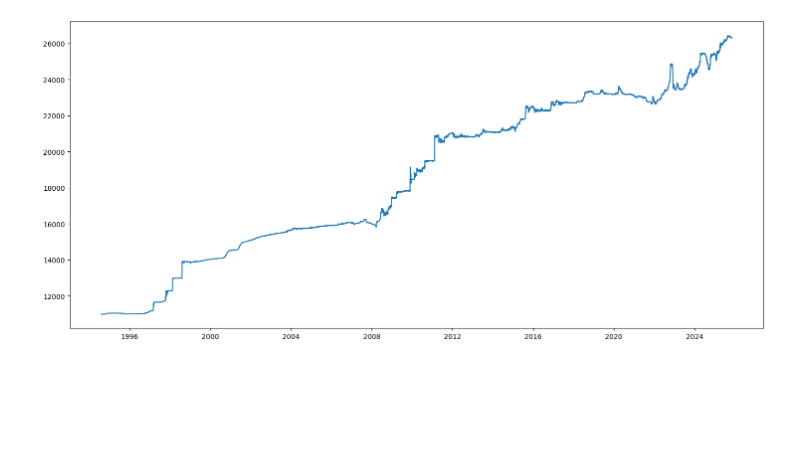
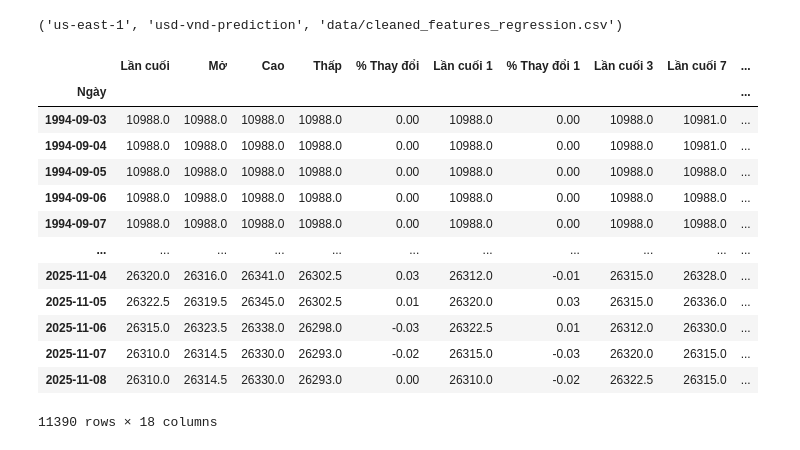
Before and after one commit to quangliz/usd-vnd-prediction, a Jupyter notebook: notebooks/review_data.ipynb, the cells around one changed output. Cells and saved outputs as stored; diff of their text form; code cells hidden in the pictures; blank space fills up the shorter version.

```diff
--- a/notebooks/review_data.ipynb
+++ b/notebooks/review_data.ipynb
@@ -2,7 +2,7 @@
 import pandas as pd
 import matplotlib.pyplot as plt
 # %%
-df = pd.read_csv("../usdvnd/usdvnd_cleaned.csv")
+df = pd.read_csv("../usdvnd/processed/cleaned.csv")
 df.index = df['Ngày']
 df.index = pd.to_datetime(df.index)
 # %%
@@ -26,5 +11,3 @@ df
 plt.figure(figsize=(18, 8))
 plt.plot(df['Lần cuối'])
 plt.show()
-# %% [output]
-[figure, removed]
@@ -30,0 +16,44 @@ plt.show()
+# %%
+import boto3
+import pandas as pd
+import io
+import os
+from dotenv import load_dotenv
+
+load_dotenv()
+
+REGION = os.getenv("REGION")
+S3_BUCKET_NAME = os.getenv("S3_BUCKET")
+DATA_PATH = "data/cleaned_features_regression.csv"
+REGION, S3_BUCKET_NAME, DATA_PATH
+# %% [output]
+('us-east-1', 'usd-vnd-prediction', 'data/cleaned_features_regression.csv')
+# %%
+
+def load_data_from_s3():
+    s3 = boto3.client('s3', region_name=REGION)
+    obj = s3.get_object(Bucket=S3_BUCKET_NAME, Key=DATA_PATH)
+    # decode file
+    file_content = obj['Body'].read().decode('utf-8')
+    # convert to dataframe
+    df = pd.read_csv(io.StringIO(file_content))
+    df.set_index('Ngày', inplace=True)
+    df.index = pd.to_datetime(df.index)
+    return df
+
+load_data_from_s3()
+# %% [output]
+|  | Lần cuối | Mở | Cao | Thấp | % Thay đổi | Lần cuối 1 | % Thay đổi 1 | Lần cuối 3 | Lần cuối 7 | ... |
+| Ngày |  |  |  |  |  |  |  |  |  | ... |
+| 1994-09-03 | 10988.0 | 10988.0 | 10988.0 | 10988.0 | 0.00 | 10988.0 | 0.00 | 10988.0 | 10981.0 | ... |
+| 1994-09-04 | 10988.0 | 10988.0 | 10988.0 | 10988.0 | 0.00 | 10988.0 | 0.00 | 10988.0 | 10981.0 | ... |
+| 1994-09-05 | 10988.0 | 10988.0 | 10988.0 | 10988.0 | 0.00 | 10988.0 | 0.00 | 10988.0 | 10988.0 | ... |
+| 1994-09-06 | 10988.0 | 10988.0 | 10988.0 | 10988.0 | 0.00 | 10988.0 | 0.00 | 10988.0 | 10988.0 | ... |
+| 1994-09-07 | 10988.0 | 10988.0 | 10988.0 | 10988.0 | 0.00 | 10988.0 | 0.00 | 10988.0 | 10988.0 | ... |
+| ... | ... | ... | ... | ... | ... | ... | ... | ... | ... | ... |
+| 2025-11-04 | 26320.0 | 26316.0 | 26341.0 | 26302.5 | 0.03 | 26312.0 | -0.01 | 26315.0 | 26328.0 | ... |
+| 2025-11-05 | 26322.5 | 26319.5 | 26345.0 | 26302.5 | 0.01 | 26320.0 | 0.03 | 26315.0 | 26336.0 | ... |
+| 2025-11-06 | 26315.0 | 26323.5 | 26338.0 | 26298.0 | -0.03 | 26322.5 | 0.01 | 26312.0 | 26330.0 | ... |
+| 2025-11-07 | 26310.0 | 26314.5 | 26330.0 | 26293.0 | -0.02 | 26315.0 | -0.03 | 26320.0 | 26315.0 | ... |
+| 2025-11-08 | 26310.0 | 26314.5 | 26330.0 | 26293.0 | 0.00 | 26310.0 | -0.02 | 26322.5 | 26315.0 | ... |
+11390 rows × 18 columns
```
Also changed, not shown: parts of 5 cells of this notebook, 17 other files.
